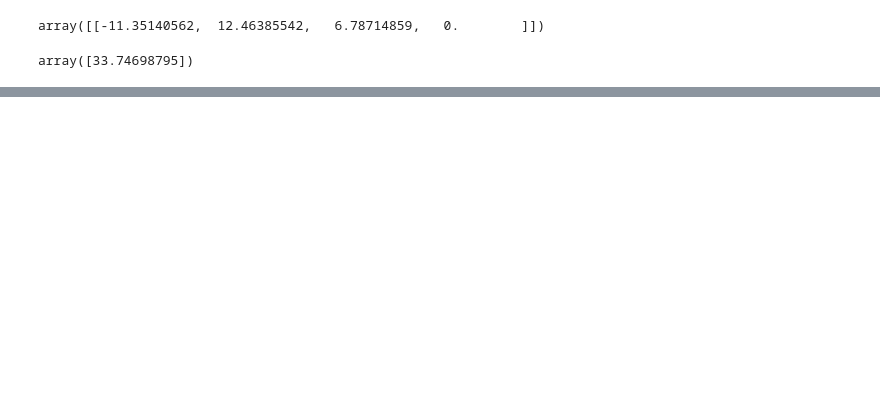
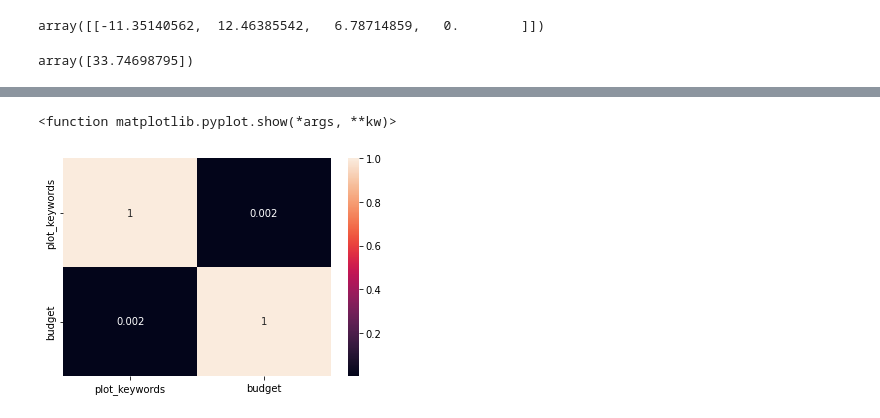
Before and after one commit to jericgiron/AIDA-2, a Jupyter notebook: GIRON_CORRELATION.ipynb, the cells around one changed output, grey strips where cells are left out. Cells and saved outputs as stored; diff of their text form; code cells hidden in the pictures; blank space fills up the shorter version.

```diff
--- a/GIRON_CORRELATION.ipynb
+++ b/GIRON_CORRELATION.ipynb
@@ -575,0 +715,8 @@ array([33.74698795])
+# %%
+movies["plot_keywords"]=movies["plot_keywords"].astype('category').cat.codes
+correlation_pear = movies[['plot_keywords','budget']].corr(method = 'pearson', min_periods=1)
+sns.heatmap(correlation_pear, annot=True)
+plt.show
+# %% [output]
+<function matplotlib.pyplot.show(*args, **kw)>
+[figure, added]
```
Also changed, not shown: parts of 37 cells of this notebook.
